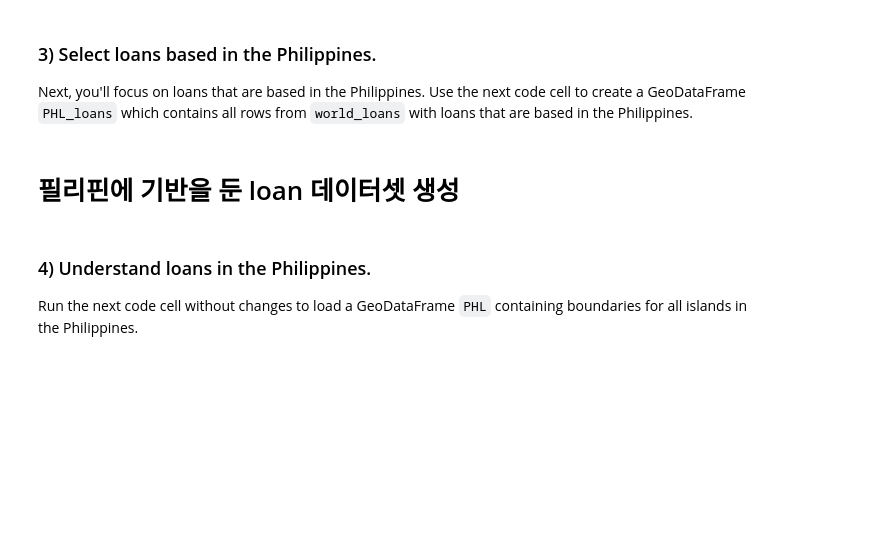
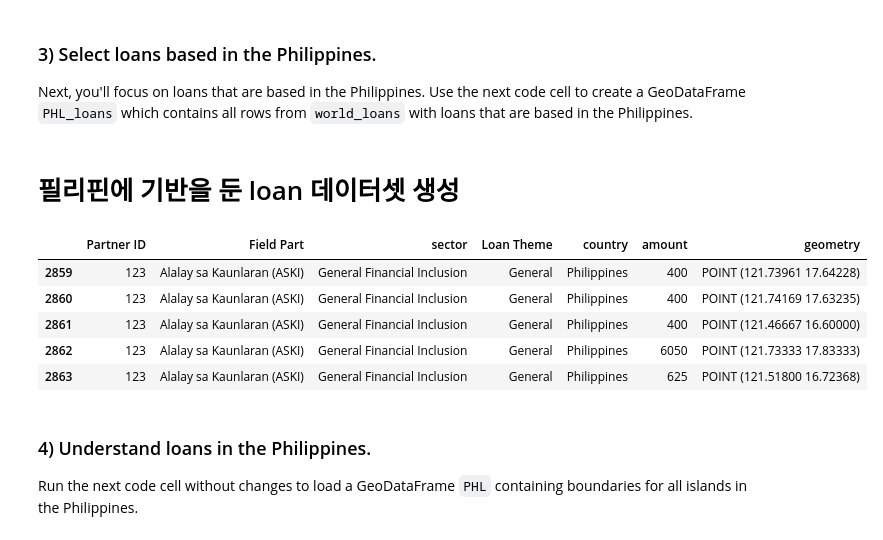
Before and after one commit to yeaun12/blog, a Jupyter notebook: _notebooks/2022-05-28-exercise-your-first-map.ipynb, the cells around one changed output. Saved outputs shown, nothing was run; the diff lists cells and outputs as text; code cells hidden in the pictures; blank space fills up the shorter version.

```diff
--- a/_notebooks/2022-05-28-exercise-your-first-map.ipynb
+++ b/_notebooks/2022-05-28-exercise-your-first-map.ipynb
@@ -90,9 +107,16 @@ Next, you'll focus on loans that are based in the Philippines.  Use the next cod
 # %%
 # Your code here
 PHL_loans = world_loans.loc[world_loans.country=="Philippines"].copy()
-PHL_loans
+PHL_loans.head()
 # Check your answer
 #q_3.check()
+# %% [output]
+|  | Partner ID | Field Part | sector | Loan Theme | country | amount | geometry |
+| 2859 | 123 | Alalay sa Kaunlaran (ASKI) | General Financial Inclusion | General | Philippines | 400 | POINT (121.73961 17.64228) |
+| 2860 | 123 | Alalay sa Kaunlaran (ASKI) | General Financial Inclusion | General | Philippines | 400 | POINT (121.74169 17.63235) |
+| 2861 | 123 | Alalay sa Kaunlaran (ASKI) | General Financial Inclusion | General | Philippines | 400 | POINT (121.46667 16.60000) |
+| 2862 | 123 | Alalay sa Kaunlaran (ASKI) | General Financial Inclusion | General | Philippines | 6050 | POINT (121.73333 17.83333) |
+| 2863 | 123 | Alalay sa Kaunlaran (ASKI) | General Financial Inclusion | General | Philippines | 625 | POINT (121.51800 16.72368) |
 # %%
 # Lines below will give you a hint or solution code
 #q_3.hint()
```
Also changed, not shown: parts of 10 cells of this notebook.
